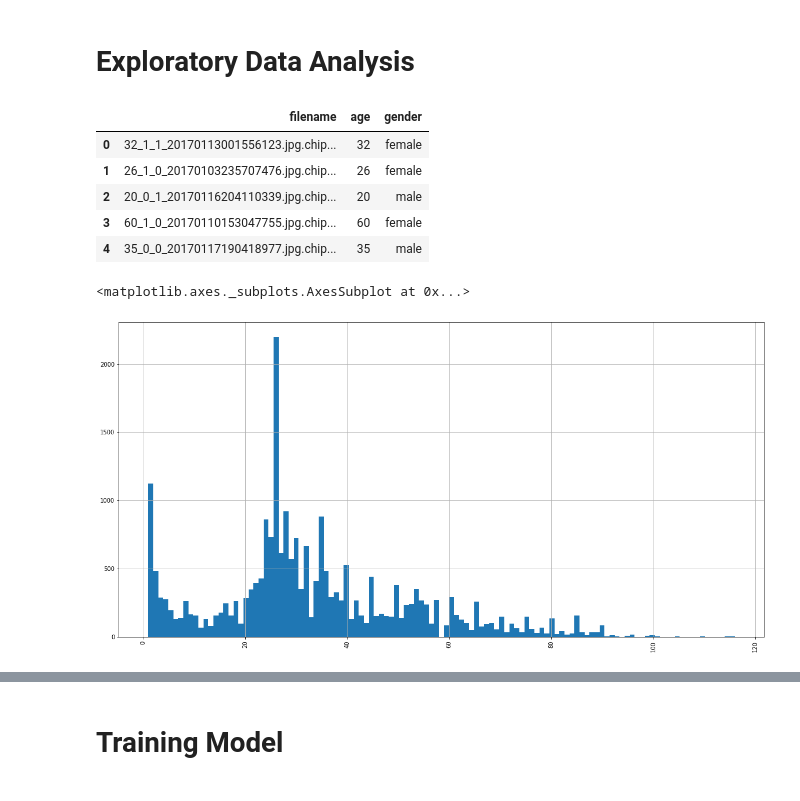
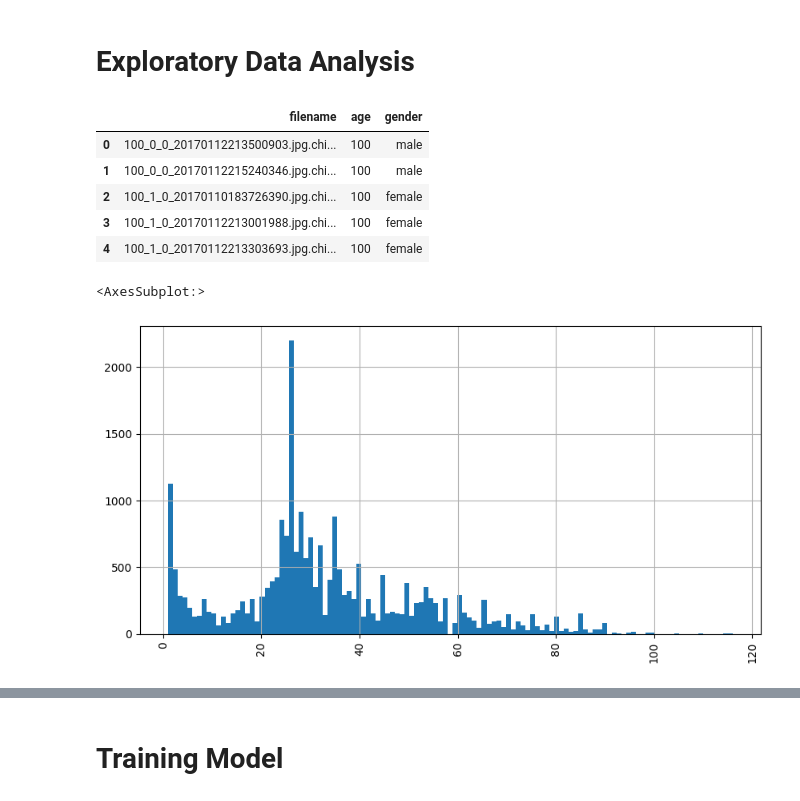
Before and after one commit to Duong-DQ/HUST.AI.Project, a Jupyter notebook: Age-Gender-Prediction/training_model.ipynb, the cells around one changed output, grey strips where cells are left out. Drawn from its saved outputs; the diff is of its cells as text; code cells hidden in the pictures.

```diff
--- a/Age-Gender-Prediction/training_model.ipynb
+++ b/Age-Gender-Prediction/training_model.ipynb
@@ -61,7 +64,7 @@ if K.image_data_format() == 'channels_first':
 else:
     input_shape = (img_width, img_height, img_channels)
 # %%
-data_dir = '/content/UTKFace/'
+data_dir = './data/UTKFace'
 
 filenames = os.listdir(data_dir)
 ages = []
@@ -85,17 +88,17 @@ df = pd.DataFrame({
 df.head()
 # %% [output]
 |  | filename | age | gender |
-| 0 | 32_1_1_20170113001556123.jpg.chip... | 32 | female |
-| 1 | 26_1_0_20170103235707476.jpg.chip... | 26 | female |
-| 2 | 20_0_1_20170116204110339.jpg.chip... | 20 | male |
-| 3 | 60_1_0_20170110153047755.jpg.chip... | 60 | female |
-| 4 | 35_0_0_20170117190418977.jpg.chip... | 35 | male |
+| 0 | 100_0_0_20170112213500903.jpg.chi... | 100 | male |
+| 1 | 100_0_0_20170112215240346.jpg.chi... | 100 | male |
+| 2 | 100_1_0_20170110183726390.jpg.chi... | 100 | female |
+| 3 | 100_1_0_20170112213001988.jpg.chi... | 100 | female |
+| 4 | 100_1_0_20170112213303693.jpg.chi... | 100 | female |
 # %%
 # histogram of df
-df['age'].hist(bins=117, figsize=(20, 10), xrot=90)
+df['age'].hist(bins=117, figsize=(10, 5), xrot=90)
 # %% [output]
-<matplotlib.axes._subplots.AxesSubplot at 0x...>
+<AxesSubplot:>
-[figure, old version]
+[figure, new version]
 # %%
 # histogram of df
 df['gender'].hist()
```
Also changed, not shown: parts of 18 cells of this notebook, 6 other files.
